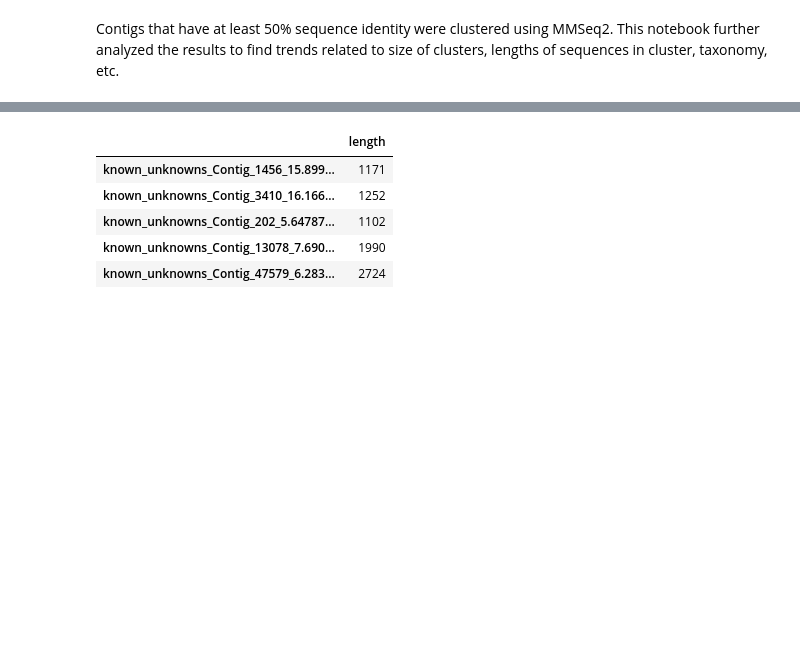
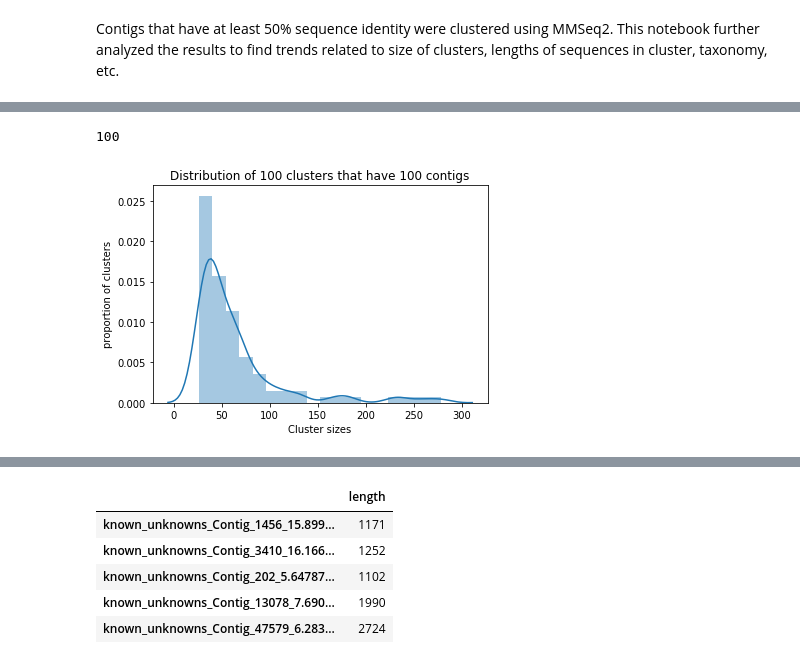
Before and after one commit to NCBI-Hackathons/VirusDiscoveryProject, a Jupyter notebook: Phylo/cluster_analyses.ipynb, the cells around one changed output, grey strips where cells are left out. Cells and saved outputs as stored; diff of their text form; code cells hidden in the pictures; blank space fills up the shorter version.

```diff
--- a/Phylo/cluster_analyses.ipynb
+++ b/Phylo/cluster_analyses.ipynb
@@ -74,0 +82,8 @@ cl_no3ing.head()
+# %%
+dp = sns.distplot(cl_size[cl_size['size'] > 25]['size'].tolist())
+dp.set_title('Distribution of 100 clusters that have 100 contigs')
+dp.set(xlabel='Cluster sizes', ylabel='proportion of clusters')
+len(cl_size[cl_size['size'] > 25]['size'].tolist())
+# %% [output]
+100
+[figure, added]
```
Also changed, not shown: parts of 27 cells of this notebook.
